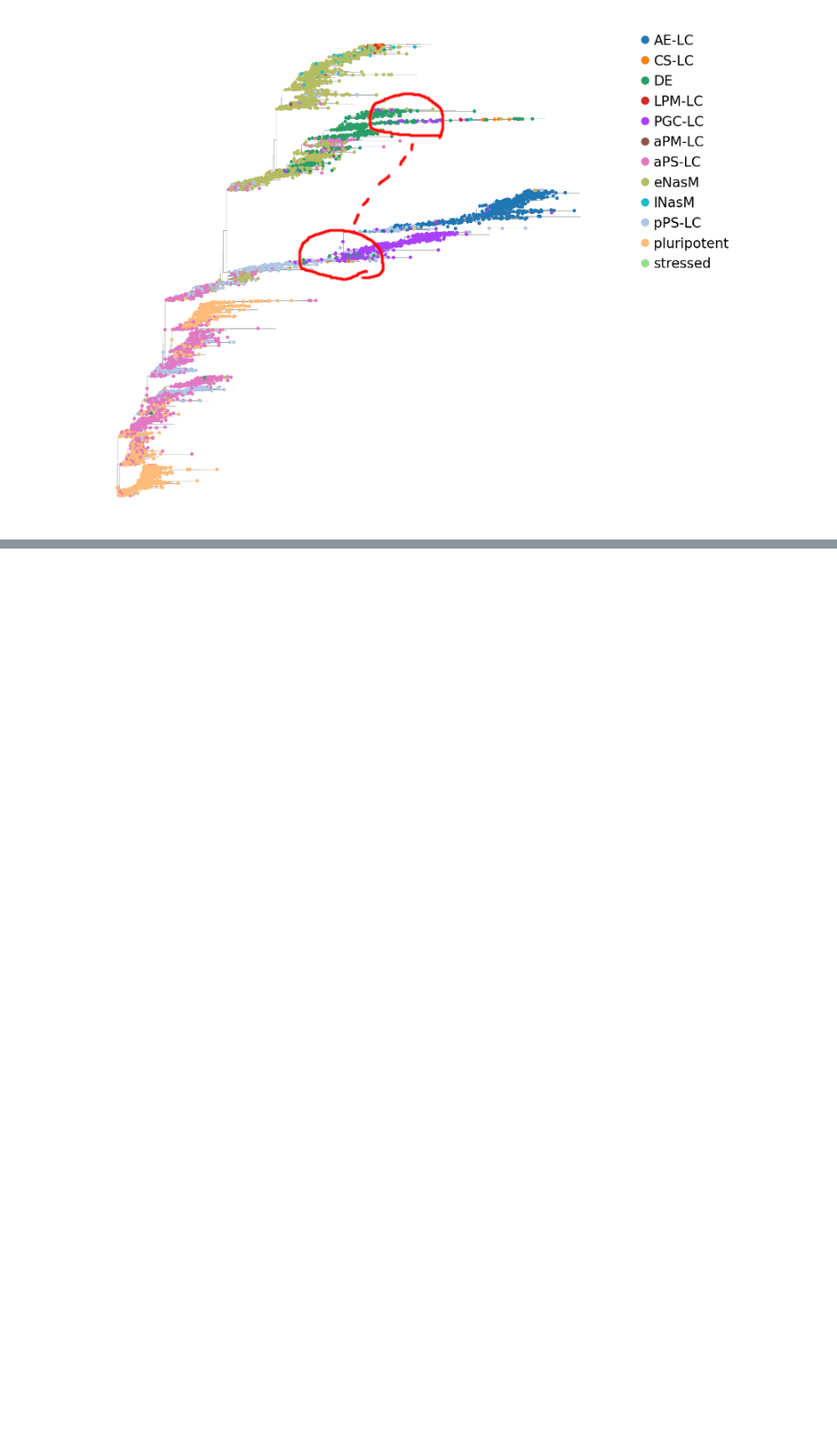
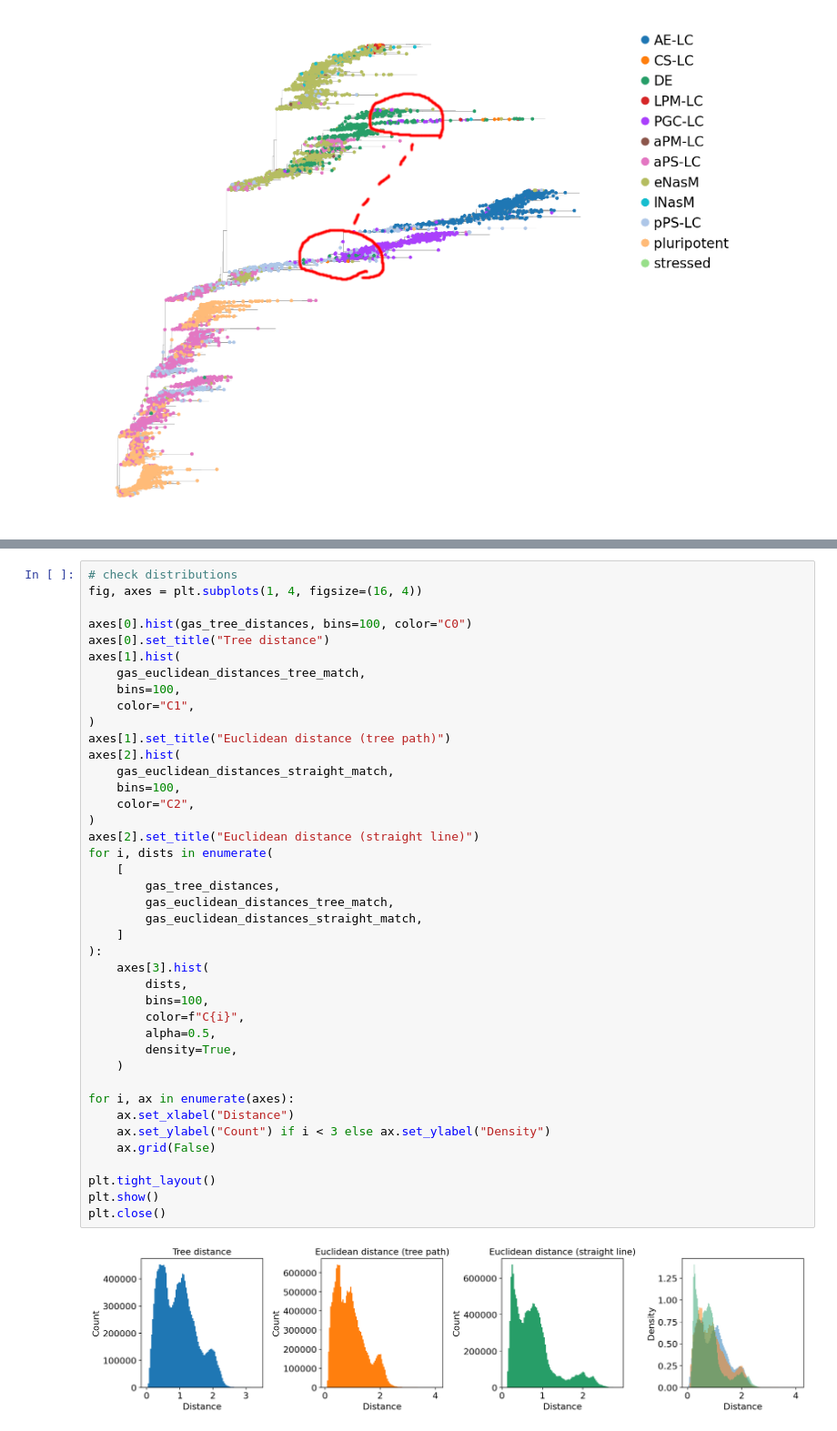
Before and after one commit to stanfish06/bonsai-loop, a Jupyter notebook: notebooks/interal-nodes-contact-maps.ipynb, the cells around one changed output, grey strips where cells are left out. Shown at 91% size. Saved outputs shown, nothing was run; the diff lists cells and outputs as text; blank space fills up the shorter version.

```diff
--- a/notebooks/interal-nodes-contact-maps.ipynb
+++ b/notebooks/interal-nodes-contact-maps.ipynb
@@ -401,0 +540,43 @@ Image("bonsai-tree-annotated.png")
+# %%
+# check distributions
+fig, axes = plt.subplots(1, 4, figsize=(16, 4))
+
+axes[0].hist(gas_tree_distances, bins=100, color="C0")
+axes[0].set_title("Tree distance")
+axes[1].hist(
+    gas_euclidean_distances_tree_match,
+    bins=100,
+    color="C1",
+)
+axes[1].set_title("Euclidean distance (tree path)")
+axes[2].hist(
+    gas_euclidean_distances_straight_match,
+    bins=100,
+    color="C2",
+)
+axes[2].set_title("Euclidean distance (straight line)")
+for i, dists in enumerate(
+    [
+        gas_tree_distances,
+        gas_euclidean_distances_tree_match,
+        gas_euclidean_distances_straight_match,
+    ]
+):
+    axes[3].hist(
+        dists,
+        bins=100,
+        color=f"C{i}",
+        alpha=0.5,
+        density=True,
+    )
+
+for i, ax in enumerate(axes):
+    ax.set_xlabel("Distance")
+    ax.set_ylabel("Count") if i < 3 else ax.set_ylabel("Density")
+    ax.grid(False)
+
+plt.tight_layout()
+plt.show()
+plt.close()
+# %% [output]
+[figure, added]
```
Also changed, not shown: parts of 11 cells of this notebook.
